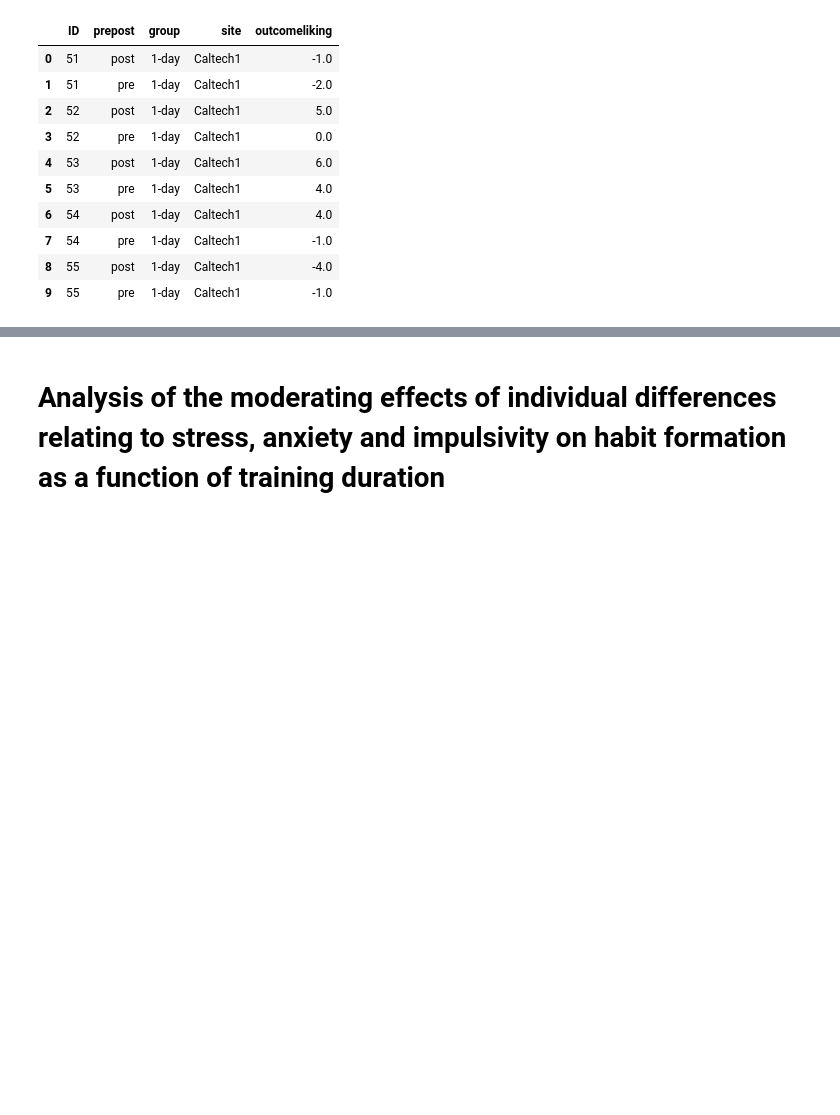
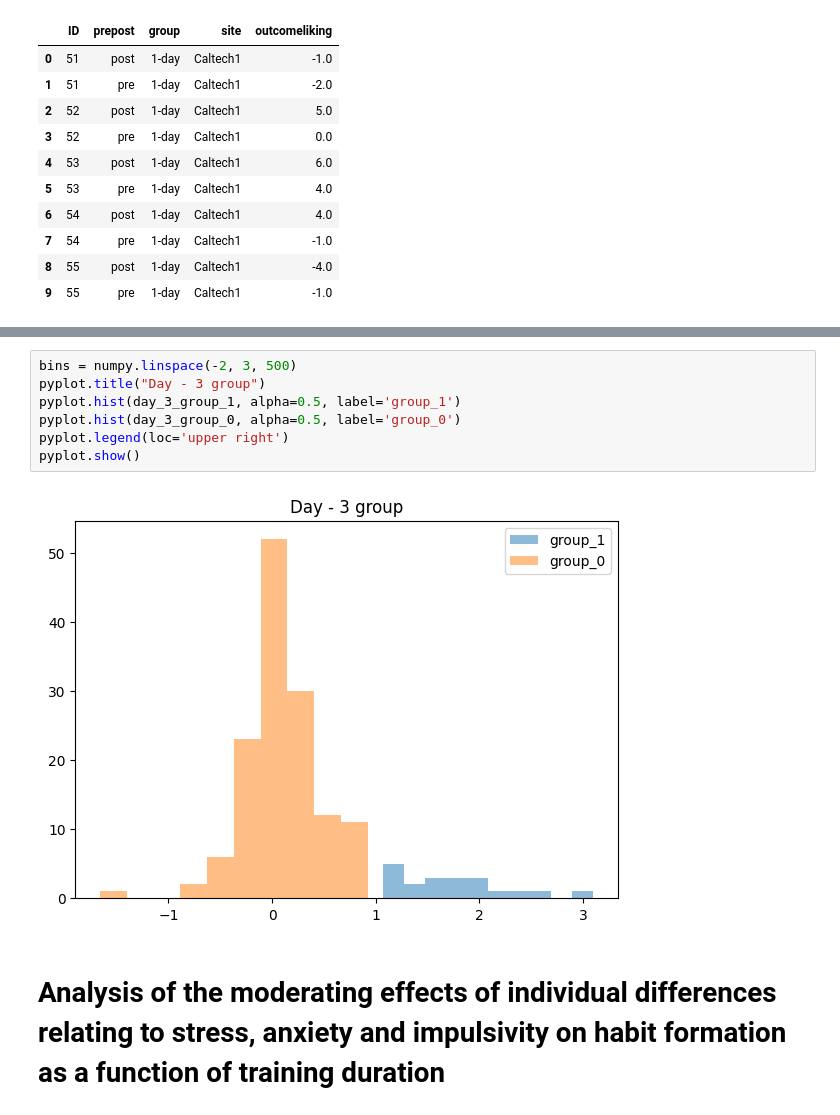
Before and after one commit to 2020201079/brsm-project, a Jupyter notebook: BRSM_Project.ipynb, the cells around one changed output, grey strips where cells are left out. Cells and saved outputs as stored; diff of their text form; blank space fills up the shorter version.

```diff
--- a/BRSM_Project.ipynb
+++ b/BRSM_Project.ipynb
@@ -220,3 +399,12 @@ prepost 175.1809 1.0000 61.0000 0.0000
+# %%
+bins = numpy.linspace(-2, 3, 500)
+pyplot.title("Day - 3 group")
+pyplot.hist(day_3_group_1, alpha=0.5, label='group_1')
+pyplot.hist(day_3_group_0, alpha=0.5, label='group_0')
+pyplot.legend(loc='upper right')
+pyplot.show()
+# %% [output]
+[figure, added]
 # %% [markdown]
 # Analysis of the moderating effects of individual differences relating to stress, anxiety and impulsivity on habit formation as a function of training duration
 # %%
```
Also changed, not shown: parts of 33 cells of this notebook, 2 other files.
